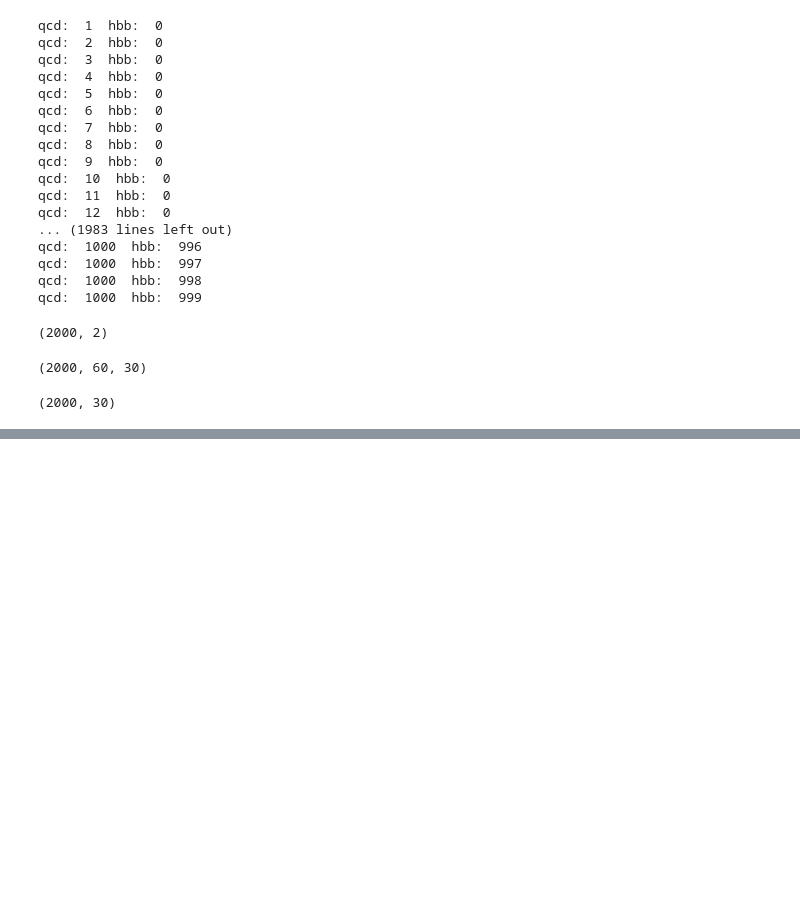
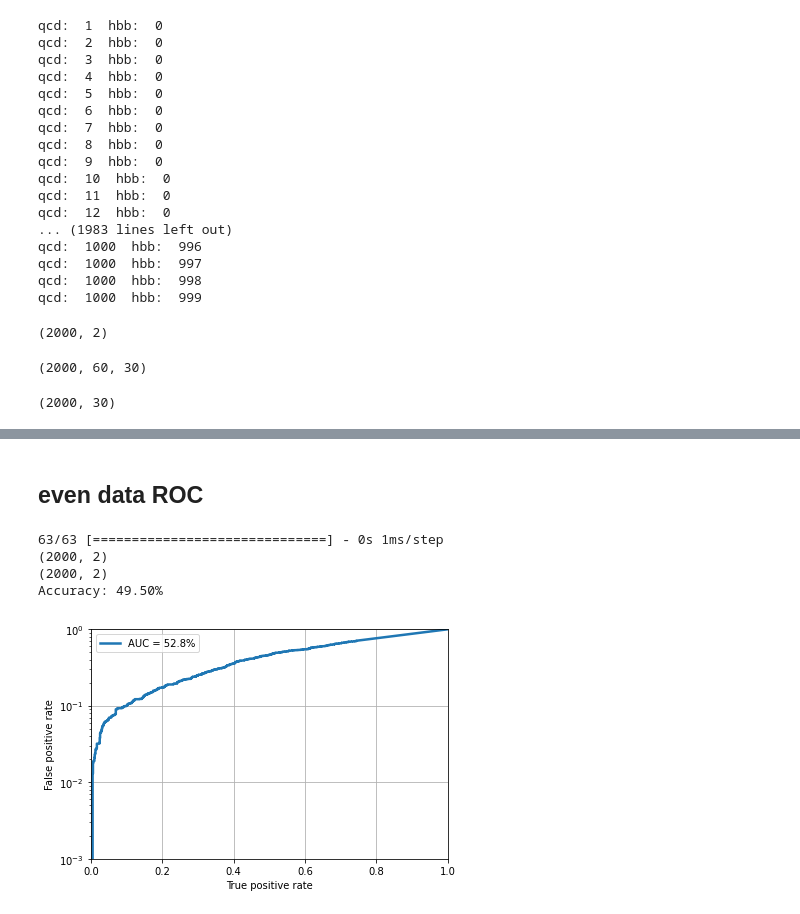
Before and after one commit to Shuyang19/PHYS_139_project, a Jupyter notebook: mlp_keras.ipynb, the cells around one changed output, grey strips where cells are left out. Cells and saved outputs as stored; diff of their text form; code cells hidden in the pictures; blank space fills up the shorter version.

```diff
--- a/mlp_keras.ipynb
+++ b/mlp_keras.ipynb
@@ -445,3 +472,45 @@ plt.savefig('ROC.pdf')
+# %% [markdown]
+## even data ROC
+# %%
+keras_model.load_weights('keras_model_best.h5')
+from sklearn.metrics import roc_curve, auc, accuracy_score
+
+# run model inference on test data set
+predict_array_test = keras_model.predict(random_samples)
+#predict_array_test = keras_model.predict(feature_array_test)
+#print(predict_array_test)
+
+print(label_test_numpy.shape)
+print(predict_array_test.shape)
+
+# create ROC curve
+
+fpr, tpr, threshold = roc_curve(label_test_numpy[:,1], predict_array_test[:,1])
+
+predicted_classes = (predict_array_test[:, 1] >= 0.5).astype(int)
+accuracy = accuracy_score(label_test_numpy[:, 1], predicted_classes)
+
+print("Accuracy: {:.2f}%".format(accuracy * 100))
+
+# plot ROC curve
+plt.figure()
+plt.plot(tpr, fpr, lw=2.5, label="AUC = {:.1f}%".format(auc(fpr,tpr)*100))
+plt.xlabel(r'True positive rate')
+plt.ylabel(r'False positive rate')
+plt.semilogy()
+plt.ylim(0.001,1)
+plt.xlim(0,1)
+plt.grid(True)
+plt.legend(loc='upper left')
+plt.tight_layout()
+plt.savefig('ROC_even.png')
+plt.savefig('ROC_even.pdf')
+# %% [output]
+63/63 [==============================] - 0s 1ms/step
+(2000, 2)
+(2000, 2)
+Accuracy: 49.50%
+[figure, added]
 # %%
 print(label_array_test)
 print(predict_array_test)
```
Also changed, not shown: parts of 17 cells of this notebook.
